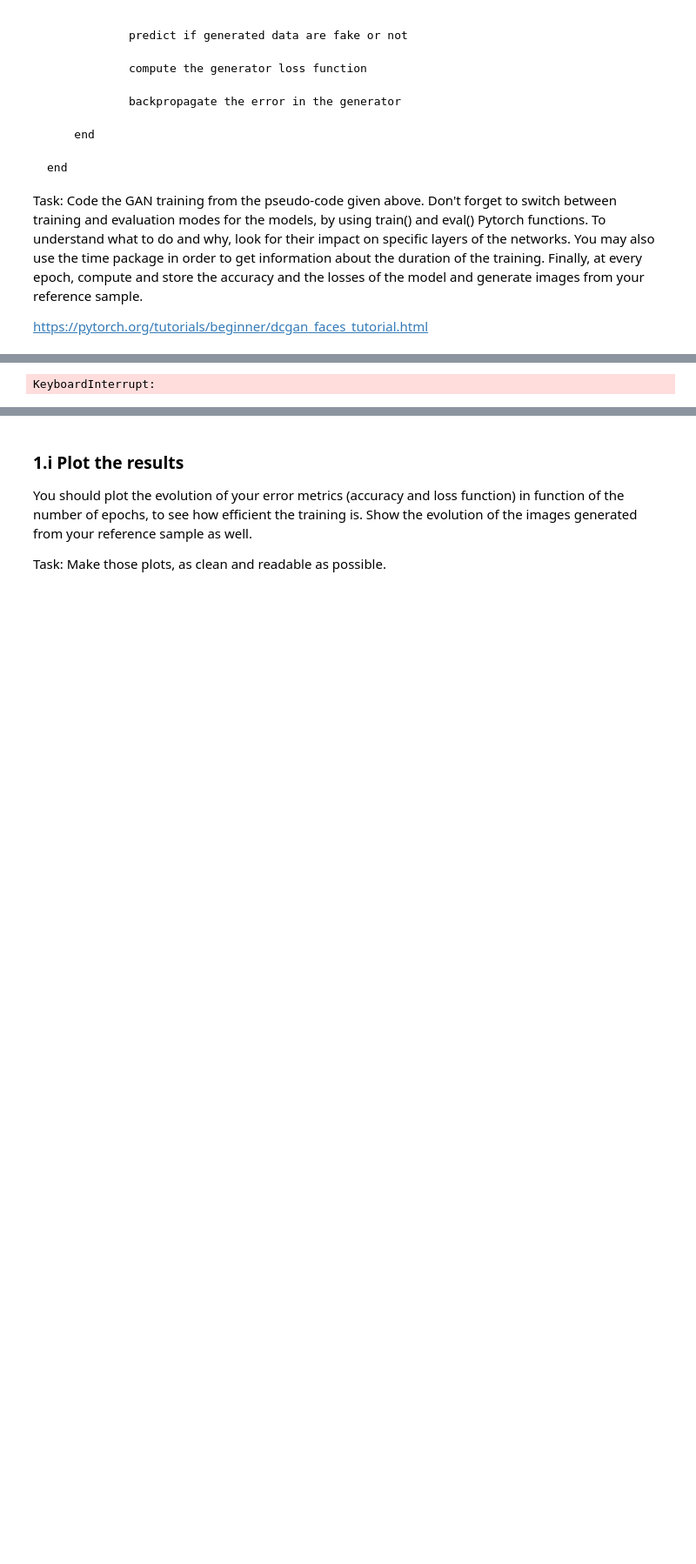
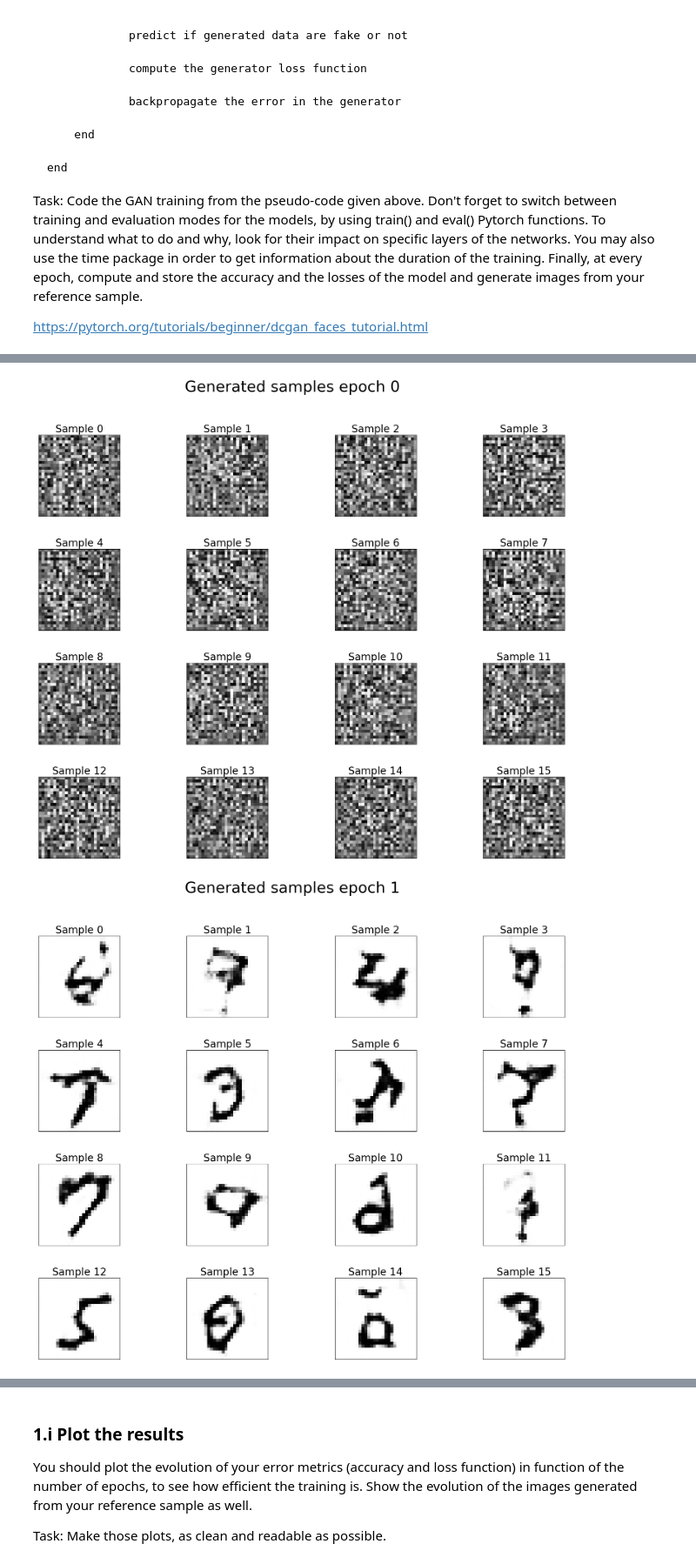
Before and after one commit to GiovanniFaldani/AlgorithmsInDataScience-Homework, a Jupyter notebook: HW3 - GAN and CNN part 1 - v2.ipynb, the cells around one changed output, grey strips where cells are left out. Shown at 87% size. Drawn from its saved outputs; the diff is of its cells as text; code cells hidden in the pictures; blank space fills up the shorter version.

```diff
--- a/HW3 - GAN and CNN part 1 - v2.ipynb
+++ b/HW3 - GAN and CNN part 1 - v2.ipynb
@@ -469,7 +469,8 @@ Task: Create arrays that will contain the accuracy for train and test sets, as w
 # Error metrics at initialisation
 generator_loss = []
 discriminator_loss = []
-
+train_batch_size_epoch = []
+test_batch_size_epoch = []
 train_acc = []
 val_acc = []
 
@@ -482,7 +483,7 @@ Task: Define a sample of reference latent vectors.
 # Reference latent vectors
 
 # TO COMPLETE
-latent_vectors = torch.randn((5, dim_latent_space), device = device)
+latent_vectors = torch.randn((16, dim_latent_space), device = device)
 # %% [markdown]
 ### 1.h Training and testing the GAN
 This is finally the core part of this section: training your GAN.
@@ -527,9 +528,23 @@ https://pytorch.org/tutorials/beginner/dcgan_faces_tutorial.html
 start = time.time()
 generated_images = torch.randn(0)
 
+#shows images untrained
+with torch.no_grad():
+    untrained_images = generator(latent_vectors).detach().cpu()
+    generated_images = torch.cat((generated_images, untrained_images), 0)
+    showImages(untrained_images, generated=True, epoch=0)
+
 for epoch in range(num_epochs_gan):
     discriminator.train()
     generator.train()
+
+    print("current epoch:", epoch)
+    generator_loss.append([])
+    discriminator_loss.append([])
+    train_acc.append([])
+    train_batch_size_epoch.append([])
+    val_acc.append([])
+    test_batch_size_epoch.append([])
 
     for n, data in enumerate(train_loader, 0):
 
@@ -543,6 +558,8 @@ for epoch in range(num_epochs_gan):
         all_samples = torch.cat((real_cpu, generated_cpu))
         all_samples_labels = torch.cat((real_cpu_labels, generated_cpu_labels))
 
+        train_batch_size_epoch[epoch].append(all_samples.size(dim=0))
+
         # Training the discriminator on all samples (fake and real)
         discriminator.zero_grad()
         output_discriminator = discriminator(all_samples)
@@ -551,10 +568,10 @@ for epoch in range(num_epochs_gan):
         loss_discriminator = loss_function_gan(output_discriminator, all_samples_labels)
         loss_discriminator.backward()
         optimizer_discriminator.step()
+        discriminator_loss[epoch].append(loss_discriminator.item())
 
-        discriminator_loss.append(loss_discriminator.item())
         acc = computeGANAccuracy(output_discriminator, all_samples_labels)
-        train_acc.append(acc)
+        train_acc[epoch].append(acc)
         #print(sigmoid(output_discriminator).detach().numpy())
 
         # Data for training the generator
@@ -568,7 +585,9 @@ for epoch in range(num_epochs_gan):
         loss_generator = loss_function_gan( output_discriminator_generated, generated_samples_labels )
         loss_generator.backward()
         optimizer_generator.step()
-        generator_loss.append(loss_generator.item())
+        generator_loss[epoch].append(loss_generator.item())
+
+
 
         # keep track of loss
         if(n % 50 == 0):
@@ -577,29 +596,30 @@ for epoch in range(num_epochs_gan):
                   ", Loss of D:", loss_discriminator.item(), ", training accuracy D:", acc,
                   ", Loss of G:", loss_generator.item(), ", elapsed time:", itertime - start, "seconds")
 
-        if (n % 500 == 0) or ((epoch == num_epochs_gan-1) and (n == len(train_loader)-1)):
-            with torch.no_grad():
-                fake = generator(latent_vectors).detach().cpu()
-            generated_images = torch.cat((generated_images, fake), 0)
-
+    with torch.no_grad():
+        fake = generator(latent_vectors).detach().cpu()
+        generated_images = torch.cat((generated_images, fake), 0)
+        epoch_to_print = epoch + 1
+        showImages(fake ,generated=True, epoch=epoch_to_print)
 
     discriminator.eval()
     generator.eval()
 
     for n, data in enumerate(test_loader, 0):
+
         discriminator.zero_grad()
         generator.zero_grad()
         real_cpu = data[0].to(device)
 
+        test_batch_size_epoch[epoch].append(real_cpu.size(dim=0))
+
         output = discriminator(real_cpu)
-        val_acc.append(computeGANAccuracy(output, torch.ones((len(output),1))))
+        val_acc[epoch].append(computeGANAccuracy(output, torch.ones((len(output),1))))
 
     epochtime = time.time()
 
     print("Epoch: ", epoch, "/", num_epochs_gan,", elapsed time:", epochtime-start, ", generated images:")
 
-    showImages(generated_images, generated=True, epoch=epoch)
-
 
 
 # TO COMPLETE
@@ -608 +644,2 @@ Epoch: 0 / 5 , Samples: 0 / 1875 , Loss of D: 0.5804553031921387 , training accu
-KeyboardInterrupt:
+[figure, added]
+[figure, added]
```
Also changed, not shown: parts of 17 cells of this notebook, 14 other files.
